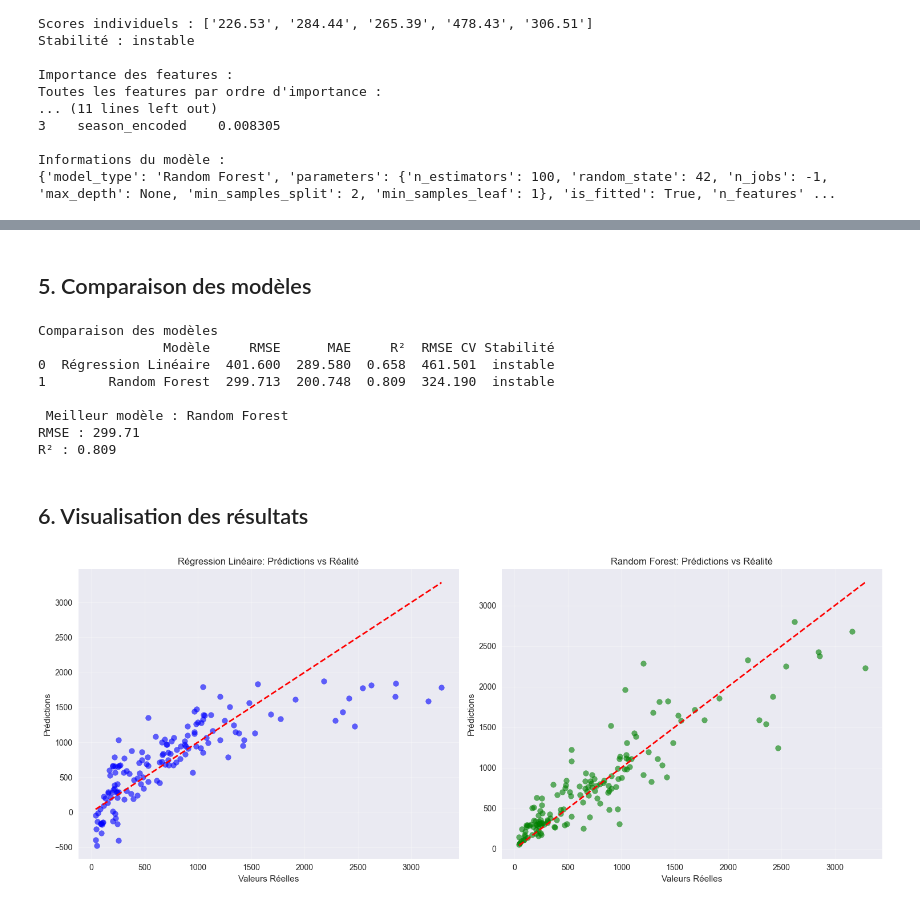
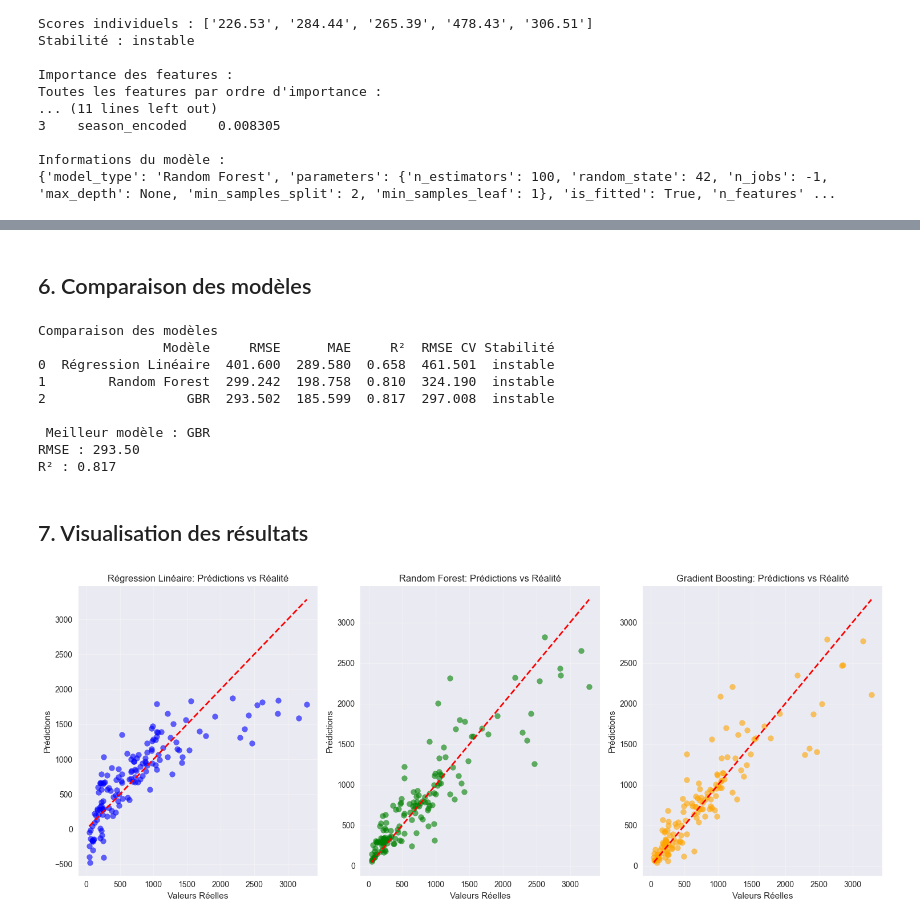
Before and after one commit to JulienLetzelter/Projet-DAML-location-velo, a Jupyter notebook: Machine_learning_casual.ipynb, the cells around one changed output, grey strips where cells are left out. Saved outputs shown, nothing was run; the diff lists cells and outputs as text; code cells hidden in the pictures.

```diff
--- a/Machine_learning_casual.ipynb
+++ b/Machine_learning_casual.ipynb
@@ -215,14 +501,14 @@ Informations du modèle :
 # %% [markdown]
-## 5. Comparaison des modèles
+## 6. Comparaison des modèles
 # %%
 # Comparaison des performances
 comparison_data = {
-    'Modèle': ['Régression Linéaire', 'Random Forest'],
-    'RMSE': [lr_results['rmse'], rf_results['rmse']],
-    'MAE': [lr_results['mae'], rf_results['mae']],
-    'R²': [lr_results['r2'], rf_results['r2']],
-    'RMSE CV': [lr_cv_results['rmse_mean'], rf_cv_results['rmse_mean']],
-    'Stabilité': [lr_cv_results['stability'], rf_cv_results['stability']]
+    'Modèle': ['Régression Linéaire', 'Random Forest','GBR'],
+    'RMSE': [lr_results['rmse'], rf_results['rmse'],gbr_results['rmse']],
+    'MAE': [lr_results['mae'], rf_results['mae'],gbr_results['mae']],
+    'R²': [lr_results['r2'], rf_results['r2'],gbr_results['r2']],
+    'RMSE CV': [lr_cv_results['rmse_mean'], rf_cv_results['rmse_mean'],gbr_cv_results['rmse_mean']],
+    'Stabilité': [lr_cv_results['stability'], rf_cv_results['stability'],gbr_cv_results['stability']]
 }
 
 comparison_df = pd.DataFrame(comparison_data)
@@ -239,35 +525,44 @@ print(f"R² : {comparison_df.loc[best_model_idx, 'R²']:.3f}")
 Comparaison des modèles
                 Modèle     RMSE      MAE     R²  RMSE CV Stabilité
 0  Régression Linéaire  401.600  289.580  0.658  461.501  instable
-1        Random Forest  299.713  200.748  0.809  324.190  instable
+1        Random Forest  299.242  198.758  0.810  324.190  instable
+2                  GBR  293.502  185.599  0.817  297.008  instable
 
- Meilleur modèle : Random Forest
-RMSE : 299.71
-R² : 0.809
+ Meilleur modèle : GBR
+RMSE : 293.50
+R² : 0.817
 # %% [markdown]
-## 6. Visualisation des résultats
+## 7. Visualisation des résultats
 # %%
 # Graphiques Prédictions vs Réalité
-fig, axes = plt.subplots(1, 2, figsize=(15, 6))
+fig, axes = plt.subplots(1, 3, figsize=(15, 6))
 
 # 1. Prédictions vs Réalité - Régression Linéaire
 axes[0].scatter(y_test, y_pred_lr, alpha=0.6, color='blue')
 axes[0].plot([y_test.min(), y_test.max()], [y_test.min(), y_test.max()], 'r--', lw=2)
 axes[0].set_xlabel('Valeurs Réelles')
 axes[0].set_ylabel('Prédictions')
 axes[0].set_title('Régression Linéaire: Prédictions vs Réalité')
 axes[0].grid(True, alpha=0.3)
 
 # 2. Prédictions vs Réalité - Random Forest
 axes[1].scatter(y_test, y_pred_rf, alpha=0.6, color='green')
 axes[1].plot([y_test.min(), y_test.max()], [y_test.min(), y_test.max()], 'r--', lw=2)
 axes[1].set_xlabel('Valeurs Réelles')
 axes[1].set_ylabel('Prédictions')
 axes[1].set_title('Random Forest: Prédictions vs Réalité')
 axes[1].grid(True, alpha=0.3)
 
+# 2. Prédictions vs Réalité - Gradient Boosting
+axes[2].scatter(y_test, y_pred_gbr, alpha=0.6, color='orange')
+axes[2].plot([y_test.min(), y_test.max()], [y_test.min(), y_test.max()], 'r--', lw=2)
+axes[2].set_xlabel('Valeurs Réelles')
+axes[2].set_ylabel('Prédictions')
+axes[2].set_title('Gradient Boosting: Prédictions vs Réalité')
+axes[2].grid(True, alpha=0.3)
+
 plt.legend()
 plt.tight_layout()
 plt.show()
 # %% [output]
-[figure, old version]
+[figure, new version]
```
Also changed, not shown: parts of 7 cells of this notebook.
